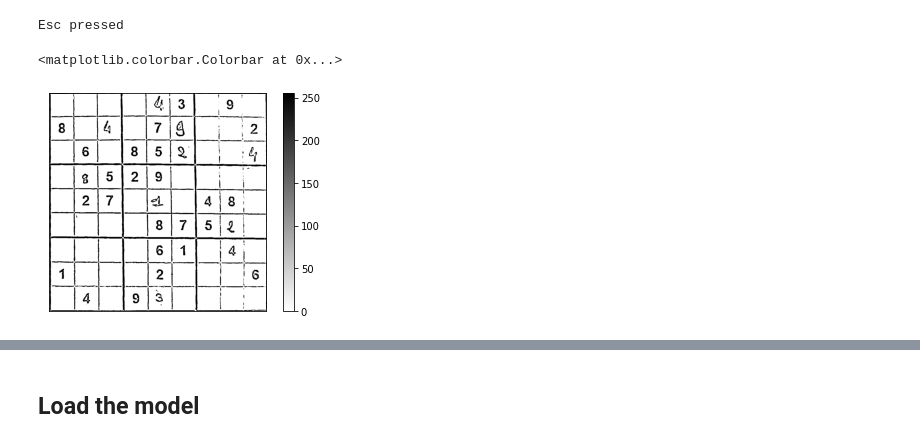
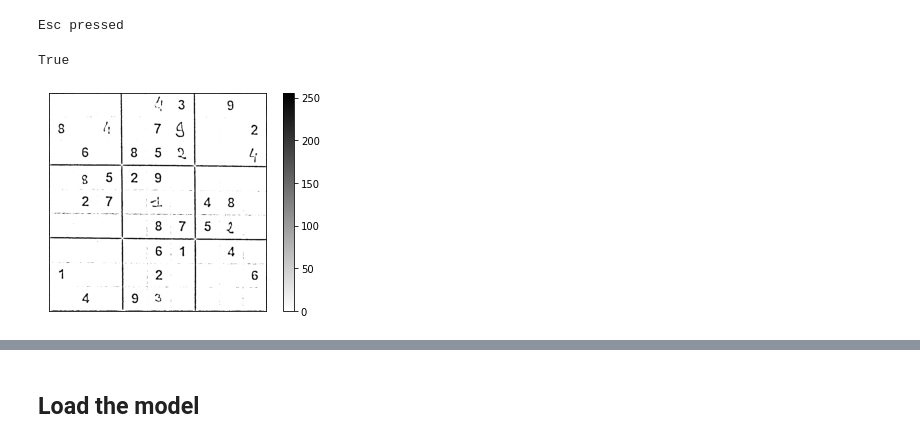
Before and after one commit to Kernivel/sudoku_solver, a Jupyter notebook: OpenCV Sudoku.ipynb, the cells around one changed output, grey strips where cells are left out. Cells and saved outputs as stored; diff of their text form; code cells hidden in the pictures.

```diff
--- a/OpenCV Sudoku.ipynb
+++ b/OpenCV Sudoku.ipynb
@@ -63,15 +63,17 @@ Esc pressed
 # %%
 #Flatten the grid
 flatImage = getPerspective(grayImage,approx)
-flatImageBlur = cv2.GaussianBlur(flatImage,(5,5),1)
+flatImageBlur = cv2.GaussianBlur(flatImage,(9,9),5)
 flatImageTresh = cv2.adaptiveThreshold(flatImageBlur,255,cv2.ADAPTIVE_THRESH_GAUSSIAN_C,cv2.THRESH_BINARY_INV,9,3)
 plt.imshow(flatImageTresh,cmap='binary')
 plt.xticks([])
 plt.yticks([])
 plt.colorbar()
+cv2.imwrite("gridBrut.png",grayImage)
+cv2.imwrite("grid.png",flatImage)
 # %% [output]
-<matplotlib.colorbar.Colorbar at 0x...>
+True
-[figure, old version]
+[figure, new version]
 # %%
 #Go through the sudoku grid
 sudoku = np.zeros((9,9),np.int8)
```
Also changed, not shown: parts of 3 cells of this notebook, 11 other files.
